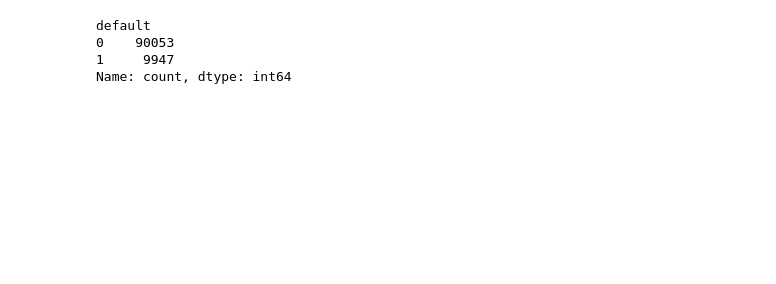
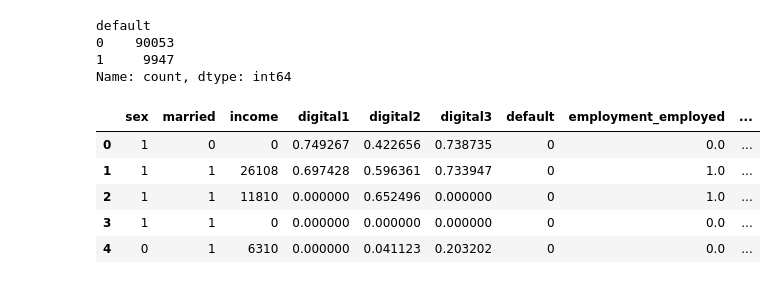
Before and after one commit to Gaspard0302/Lending_game, a Jupyter notebook: tess_code.ipynb, the cells around one changed output. Saved outputs shown, nothing was run; the diff lists cells and outputs as text; code cells hidden in the pictures; blank space fills up the shorter version.

```diff
--- a/tess_code.ipynb
+++ b/tess_code.ipynb
@@ -104,22 +58,22 @@ plt.show()
 # %%
 # Define smaller bins for people earning less than 50k, and larger bins for others
-bins = [0, 10000, 20000, 30000, 40000, 50000, 100000, 500000, 1000000]
-bin_labels = ['0-10k', '10-20k', '20-30k', '30-40k', '40-50k', '50-100k', '100-500k', '500k-1M']
+#bins = [0, 10000, 20000, 30000, 40000, 50000, 100000, 500000, 1000000]
+#bin_labels = ['0-10k', '10-20k', '20-30k', '30-40k', '40-50k', '50-100k', '100-500k', '500k-1M']
 
 # Create a new column 'income_bin' by binning the 'income' column
-past_loans['income_bin'] = pd.cut(past_loans['income'], bins=bins, labels=bin_labels)
+#past_loans['income_bin'] = pd.cut(past_loans['income'], bins=bins, labels=bin_labels)
 
 # Group by 'income_bin' and 'default', and count the occurrences
-grouped_data = past_loans.groupby(['income_bin', 'default']).size().unstack()
+#grouped_data = past_loans.groupby(['income_bin', 'default']).size().unstack()
 
 # Create the bar plot
-grouped_data.plot(kind='bar', stacked=False)
+#grouped_data.plot(kind='bar', stacked=False)
 
 # Add titles and labels
-plt.title('Number of Defaulters by Income Range')
-plt.xlabel('Income Range')
-plt.ylabel('Count')
-plt.xticks(rotation=45)
+#plt.title('Number of Defaulters by Income Range')
+#plt.xlabel('Income Range')
+#plt.ylabel('Count')
+#plt.xticks(rotation=45)
 
 # Show the plot
-plt.show()
+#plt.show()
@@ -132,3 +84,26 @@ default
 0    90053
 1     9947
 Name: count, dtype: int64
+# %%
+# Step 1: Map 'sex' column
+past_loans['sex'] = past_loans['sex'].map({'M': 1, 'F': 0})
+
+# Step 2: One-hot encode the 'employment' column
+encoder = OneHotEncoder(sparse_output=False)  # sparse_output=False returns a dense array
+employment_encoded = encoder.fit_transform(past_loans[['employment']])
+
+# Step 3: Create a DataFrame for the encoded 'employment' columns
+employment_encoded_df = pd.DataFrame(employment_encoded, columns=encoder.get_feature_names_out(['employment']))
+
+# Step 4: Concatenate the original DataFrame with the new one-hot encoded 'employment' columns
+past_loans_encoded = pd.concat([past_loans.drop('employment', axis=1), employment_encoded_df], axis=1)
+
+# Display the updated DataFrame
+past_loans_encoded.head()
+# %% [output]
+|  | sex | married | income | digital1 | digital2 | digital3 | default | employment_employed | ... |
+| 0 | 1 | 0 | 0 | 0.749267 | 0.422656 | 0.738735 | 0 | 0.0 | ... |
+| 1 | 1 | 1 | 26108 | 0.697428 | 0.596361 | 0.733947 | 0 | 1.0 | ... |
+| 2 | 1 | 1 | 11810 | 0.000000 | 0.652496 | 0.000000 | 0 | 1.0 | ... |
+| 3 | 1 | 1 | 0 | 0.000000 | 0.000000 | 0.000000 | 0 | 0.0 | ... |
+| 4 | 0 | 1 | 6310 | 0.000000 | 0.041123 | 0.203202 | 0 | 0.0 | ... |
```
Also changed, not shown: parts of 17 cells of this notebook, 1 other file.
